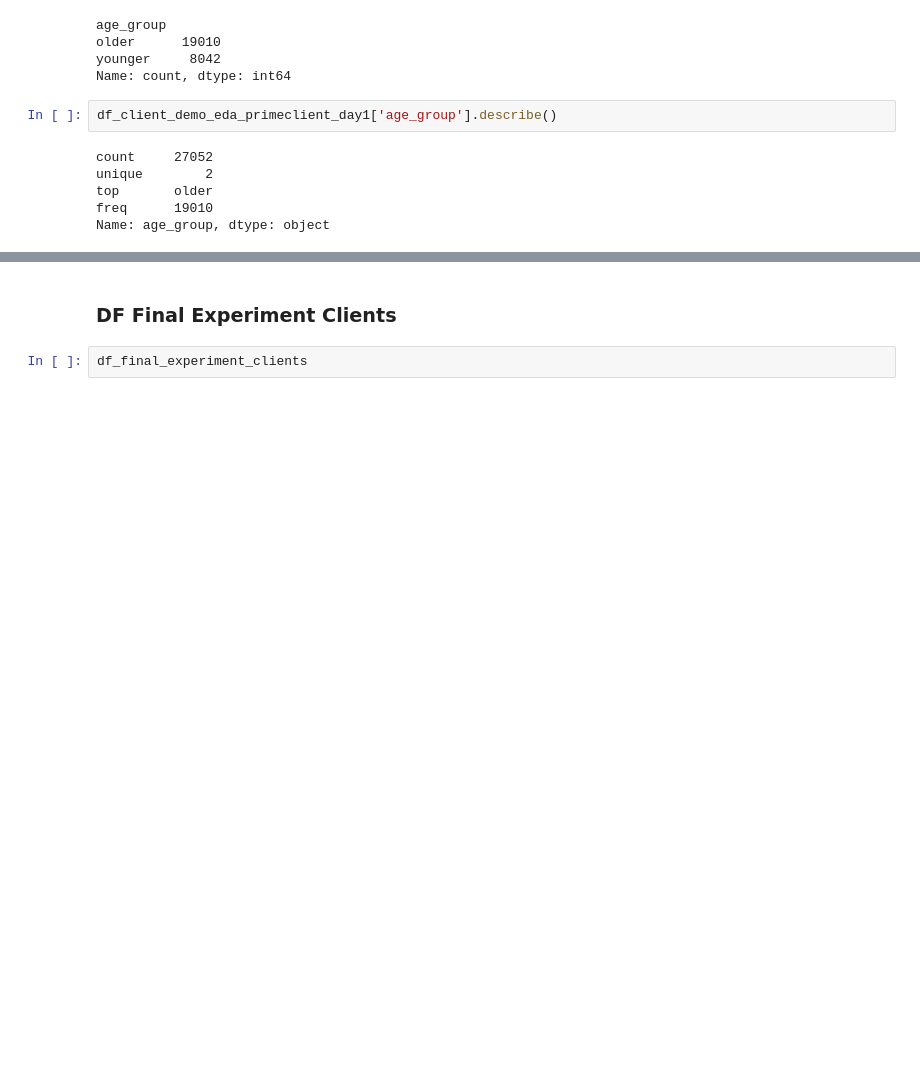
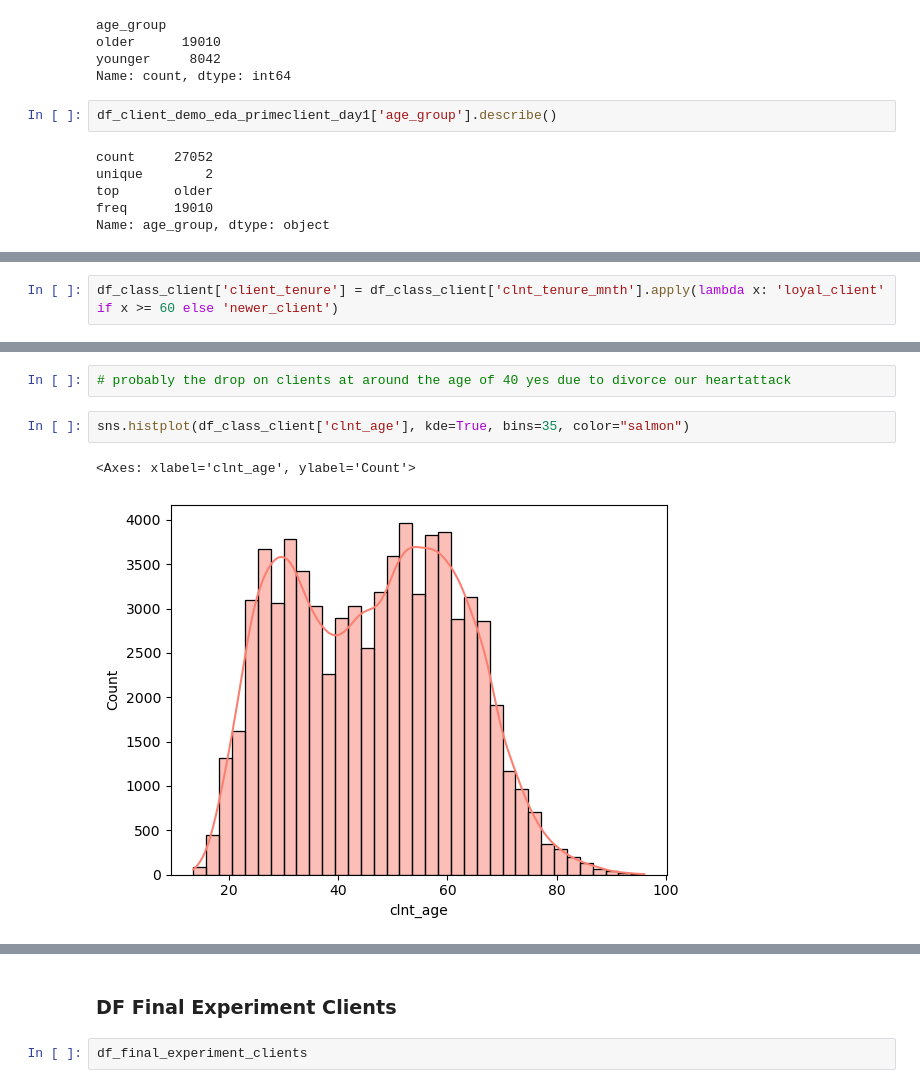
Before and after one commit to JorgeMMLRodrigues/vanguard_project, a Jupyter notebook: Main.ipynb, the cells around one changed output, grey strips where cells are left out. Drawn from its saved outputs; the diff is of its cells as text; blank space fills up the shorter version.

```diff
--- a/Main.ipynb
+++ b/Main.ipynb
@@ -302,0 +424,2 @@ We dont know if people are calling or logging first.
+# %%
+df_class_client['client_tenure'] = df_class_client['clnt_tenure_mnth'].apply(lambda x: 'loyal_client' if x >= 60 else 'newer_client')
@@ -302,0 +456,7 @@ We dont know if people are calling or logging first.
+# %%
+# probably the drop on clients at around the age of 40 yes due to divorce our heartattack
+# %%
+sns.histplot(df_class_client['clnt_age'], kde=True, bins=35, color="salmon")
+# %% [output]
+<Axes: xlabel='clnt_age', ylabel='Count'>
+[figure, added]
```
Also changed, not shown: parts of 49 cells of this notebook.
